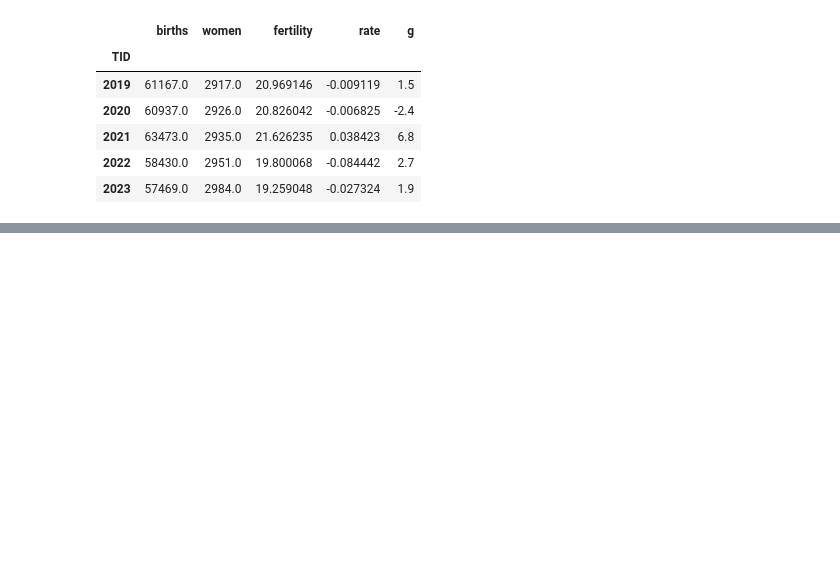
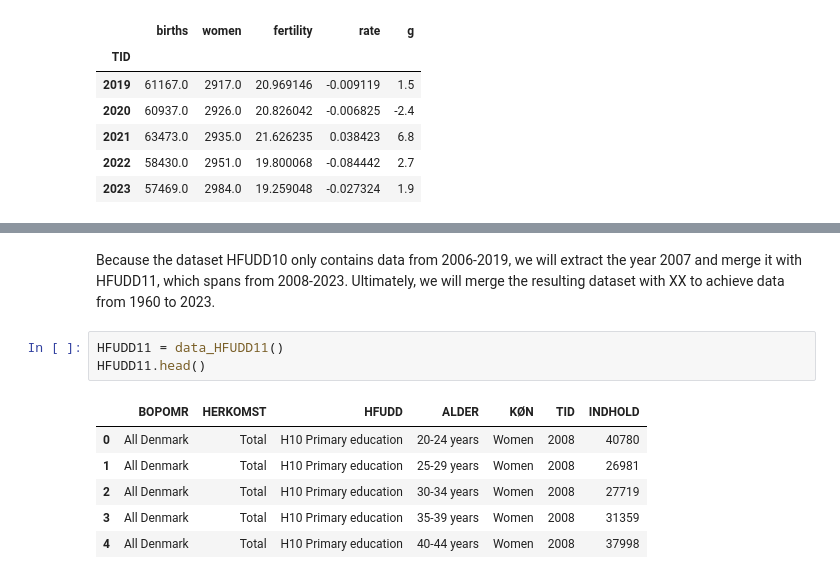
Before and after one commit to NumEconCopenhagen/projects-2024-anne-sofie-ida-anna-livia, a Jupyter notebook: dataproject/dataproject.ipynb, the cells around one changed output, grey strips where cells are left out. Drawn from its saved outputs; the diff is of its cells as text; blank space fills up the shorter version.

```diff
--- a/dataproject/dataproject.ipynb
+++ b/dataproject/dataproject.ipynb
@@ -289,0 +233,12 @@ ADD CONCISE CONLUSION.
+# %% [markdown]
+Because the dataset HFUDD10 only contains data from 2006-2019, we will extract the year 2007 and merge it with HFUDD11, which spans from 2008-2023. Ultimately, we will merge the resulting dataset with XX to achieve data from 1960 to 2023.
+# %%
+HFUDD11 = data_HFUDD11()
+HFUDD11.head()
+# %% [output]
+|  | BOPOMR | HERKOMST | HFUDD | ALDER | KØN | TID | INDHOLD |
+| 0 | All Denmark | Total | H10 Primary education | 20-24 years | Women | 2008 | 40780 |
+| 1 | All Denmark | Total | H10 Primary education | 25-29 years | Women | 2008 | 26981 |
+| 2 | All Denmark | Total | H10 Primary education | 30-34 years | Women | 2008 | 27719 |
+| 3 | All Denmark | Total | H10 Primary education | 35-39 years | Women | 2008 | 31359 |
+| 4 | All Denmark | Total | H10 Primary education | 40-44 years | Women | 2008 | 37998 |
```
Also changed, not shown: parts of 26 cells of this notebook, 1 other file.
